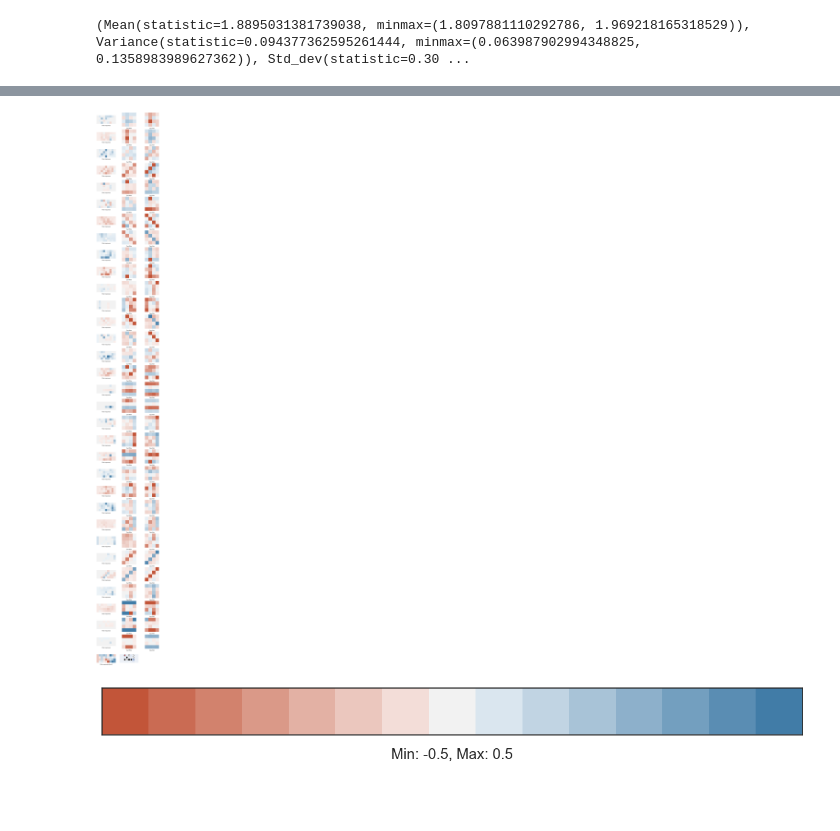
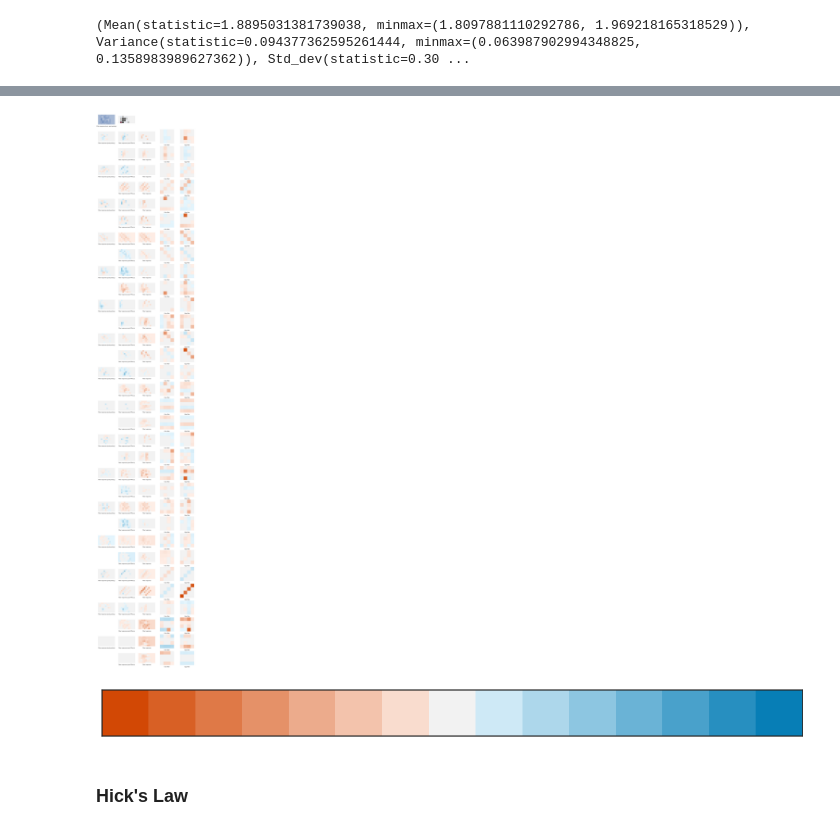
Before and after one commit to galbiati/nns-for-mnk, a Jupyter notebook: Results.ipynb, the cells around one changed output, grey strips where cells are left out. Saved outputs shown, nothing was run; the diff lists cells and outputs as text; code cells hidden in the pictures; blank space fills up the shorter version.

```diff
--- a/Results.ipynb
+++ b/Results.ipynb
@@ -92,7 +105,7 @@ scatterkws = {
 }
 
 hmkws = {
-    'cbar': False, 'cmap': sns.light_palette(colors[0], as_cmap=True),
+    'cbar': False, 'cmap': sns.blend_palette([(.95, .95, .95), colors[0]], n_colors=16, as_cmap=True),
     'square': True, 'xticklabels': False, 'yticklabels': False,
     'vmin': 0, 'vmax': 1
 }
@@ -123,3 +136,5 @@ def show_net_response(pos_idx, ax, net=subnet):
     plt.setp(ax, frame_on=False)
 
     return None
+
+sns.palplot(sns.blend_palette([(.95, .95, .95), colors[0]], n_colors=16, as_cmap=False))
@@ -211,41 +244,59 @@ def show_filter_output(pos_idx, filter_idx=None, ax=None):
 # %%
-fig, axes = plt.subplots(33, 3, figsize=(16, 136), squeeze=False)
+fig, axes = plt.subplots(33, 5, figsize=(24, 136), squeeze=False)
 
-pos_idx = 0
+pos_idx = 50 #30
 
 for i in np.arange(32):
 
+    ax = axes[i+1, 0]
+    if i%2==0:
+        show_filter_output(pos_idx, filter_idx=i/2, ax=ax, func=pooled_foutput_fn)
+        plt.setp(ax, xlabel='Filter response (post-pooling)')
+    else:
+        plt.setp(ax, frame_on=False, xticklabels=[], yticklabels=[])
 
-    ax = axes[i, 0]
-    show_filter_output(pos_idx, filter_idx=i, ax=ax)
+    ax = axes[i+1, 1]
+    show_filter_output(pos_idx, filter_idx=i, ax=ax, func=scaled_foutput_fn)
+    plt.setp(ax, xlabel='Filter response (post-PReLu)')
 
 
-    ax = axes[i, 1]
-    ax.imshow(filters[i, 0, :, :], **imshowkws)
+    ax = axes[i+1, 2]
+    show_filter_output(pos_idx, filter_idx=i, ax=ax)
+    plt.setp(ax, xlabel='Filter response')
+
+
+    ax = axes[i+1, 3]
+    ax.imshow(filters[i, 0, :, :], vmin=-2.6, vmax=2.6, **imshowkws)
     plt.setp(ax, frame_on=False, xticklabels=[], yticklabels=[], xlabel='Own filter')
 
 
-    ax = axes[i , 2]
-    ax.imshow(filters[i, 1, :, :], **imshowkws)
+    ax = axes[i+1 , 4]
+    ax.imshow(filters[i, 1, :, :],vmin=-2.6, vmax=2.6, **imshowkws)
     plt.setp(ax, frame_on=False, xticklabels=[], yticklabels=[], xlabel='Opp filter')
 
 
-ax = axes[-1, 0]
-show_filter_output(pos_idx, ax=ax)
-plt.setp(ax, xlabel='Filter response (sum)')
+# make separate figure
+ax = axes[0, 0]
+kws = {'interpolation':'nearest',
+       'cmap': hmkws['cmap'],
+#        'vmin': -46, 'vmax':-7
+      }
+show_filter_output(pos_idx, func=pooled_foutput_fn, ax=ax, imshowkws=kws)
+plt.setp(ax, xlabel='Filter response (sum, post-pooling)') #.format(kws['vmin'], kws['vmax']))
 
 
-ax = axes[-1, 1]
+ax = axes[0, 1]
 show_net_response(pos_idx, ax=ax)
+ax.invert_yaxis()
 
 
-ax = axes[-1, 2]
+ax = axes[0, 2:]
 plt.setp(ax, frame_on=False, xticklabels=[], yticklabels=[])
 
 
 sns.despine()
-sns.palplot(sns.diverging_palette(20, 240, n=15))
-plt.setp(plt.gca(), xlabel='Min: {}, Max: {}'.format(imshowkws['vmin'], imshowkws['vmax']));
 # %% [output]
-[figure, old version]
+[figure, new version]
-[figure, old version]
+[figure, new version]
+# %% [markdown]
+### Hick's Law
```
Also changed, not shown: parts of 14 cells of this notebook, 2 other files.
